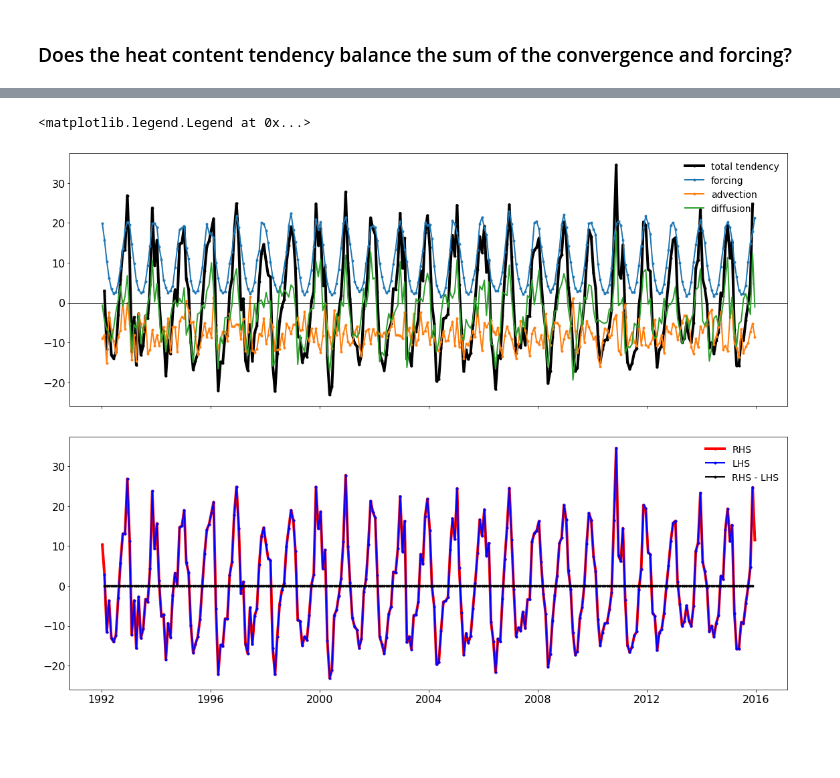
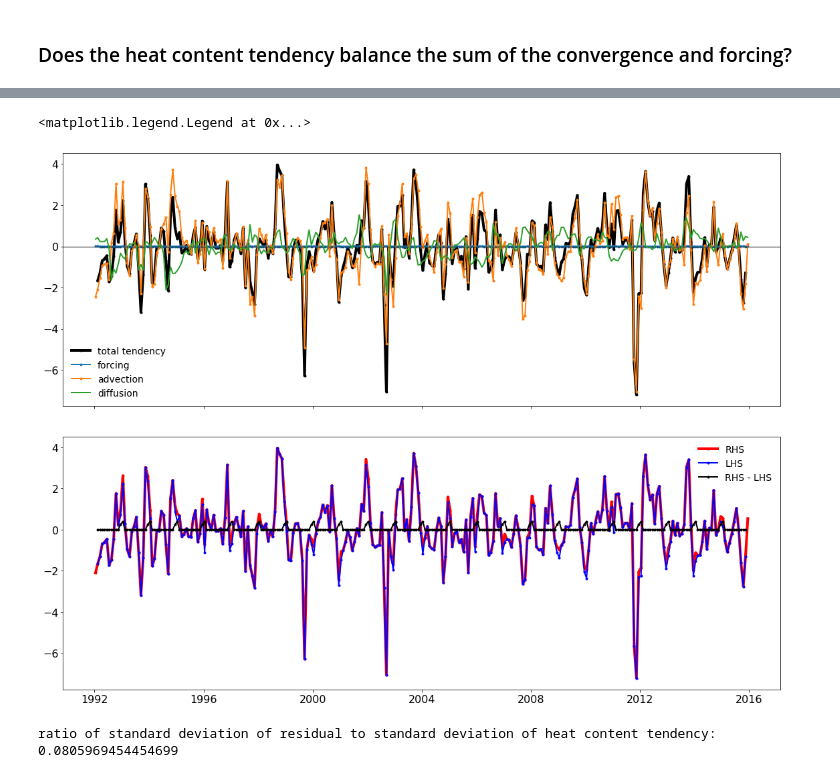
Before and after one commit to cpatrizio88/pangeo_ECCO, a Jupyter notebook: test_ecco_heatbudget.ipynb, the cells around one changed output, grey strips where cells are left out. Drawn from its saved outputs; the diff is of its cells as text; code cells hidden in the pictures; blank space fills up the shorter version.

```diff
--- a/test_ecco_heatbudget.ipynb
+++ b/test_ecco_heatbudget.ipynb
@@ -275,3 +329,4 @@ HCsnp = THETAsnp_anom*sstar #note that this has units of K and is very close to
 # %%
 # Total tendency (degC/month)
-tendH_perMonth = (HCsnp.shift(time=-1)-HCsnp)[:-1]
+tendH_perMonth = (HCsnp_anom.shift(time=-1)-HCsnp_anom)[:-1]
+#tendH_perMonth = HCsnp_anom[:]-HCsnp_anom[:-1]
@@ -466,8 +546,9 @@ array([[[[ -59.708305, ...,  -82.109205],
 # %% [markdown]
 ### Sum of Convergence and Forcing
 # %%
-totalH = ConvH + forcH + GEOFLX
-#totalH = ConvH + forcH
+GEOFLX_anom = 0
+totalH = ConvH + forcH + GEOFLX_anom
+#totalH = ConvH + forcH + GEOFLX
 #totalH = totalH.transpose('time', 'k', 'j', 'i')
 totalH.load()
 # %% [output]
@@ -533,31 +633,37 @@ adv_ConvH.shape
 # %%
 # Plot time series of the different terms for arbitrarily chosen grid point
-k = 1
+k = 15
 j = 10
 i = 10
 
 f, axes = plt.subplots(2, 1,figsize=(16,12))
 f.tight_layout()
 
 adv_ConvH = adv_ConvH.transpose('time', 'k', 'j', 'i')
 dif_ConvH = dif_ConvH.transpose('time', 'k', 'j', 'i')
+totalH = totalH.transpose('time', 'k', 'j', 'i')
+tendH = tendH.transpose('time', 'k', 'j', 'i')
 
 plt.subplot(2, 1, 1)
 plt.plot(tendH.time, tendH[:,k,j,i], lw=4, color='K', marker='.',label='total tendency')
 plt.plot(forcH.time, forcH[:,k,j,i], lw=2, color='C0', marker='.',label='forcing')
 plt.plot(adv_ConvH.time, adv_ConvH[:,k,j,i], lw=2, color='C1', marker='.',label='advection')
 plt.axhline(0,color='k',lw=1)
 plt.plot(dif_ConvH.time, dif_ConvH[:,k,j,i], lw=2, color='C2',label='diffusion')
 plt.setp(plt.gca(), 'xticklabels',[])
 plt.legend(loc='best',frameon=False,fontsize=14)
 
-totalH = totalH.transpose('time', 'k', 'j', 'i')
-
 plt.subplot(2, 1, 2)
 plt.plot(totalH.time, totalH[:,k,j,i], lw=4, color='red', marker='.',label='RHS')
 plt.plot(tendH.time, tendH[:,k,j,i], lw=2, color='blue', marker='.',label='LHS')
 plt.plot(tendH.time, totalH[:,k,j,i]-tendH[:,k,j,i], lw=2, color='k', marker='.',label='RHS - LHS')
 plt.legend(loc='best',frameon=False,fontsize=14)
 # %% [output]
 <matplotlib.legend.Legend at 0x...>
-[figure, old version]
+[figure, new version]
+# %%
+error_std = (totalH[:,k,j,i]-tendH[:,k,j,i]).std()
+LHS_std = tendH[:,k,j,i].std()
+print('ratio of standard deviation of residual to standard deviation of heat content tendency:', (error_std/LHS_std).values)
+# %% [output]
+ratio of standard deviation of residual to standard deviation of heat content tendency: 0.0805969454454699
```
Also changed, not shown: parts of 34 cells of this notebook.
